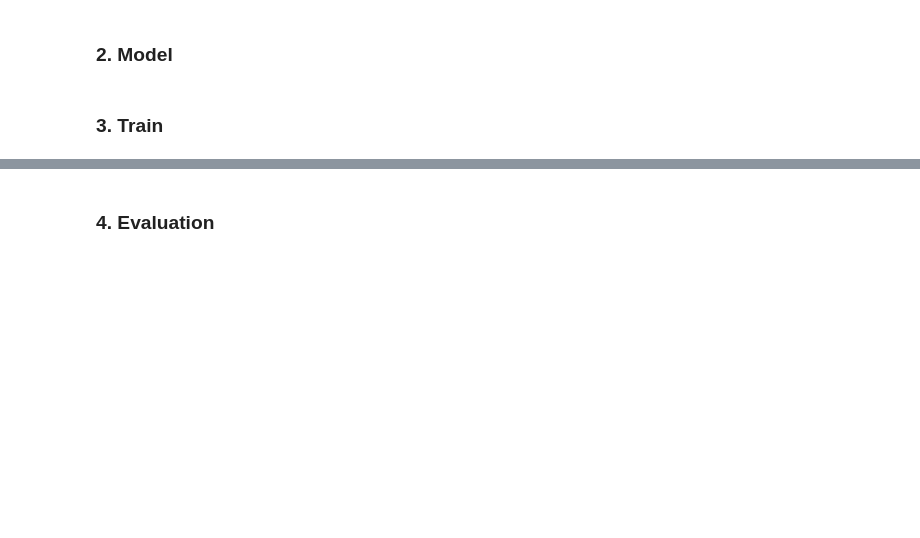
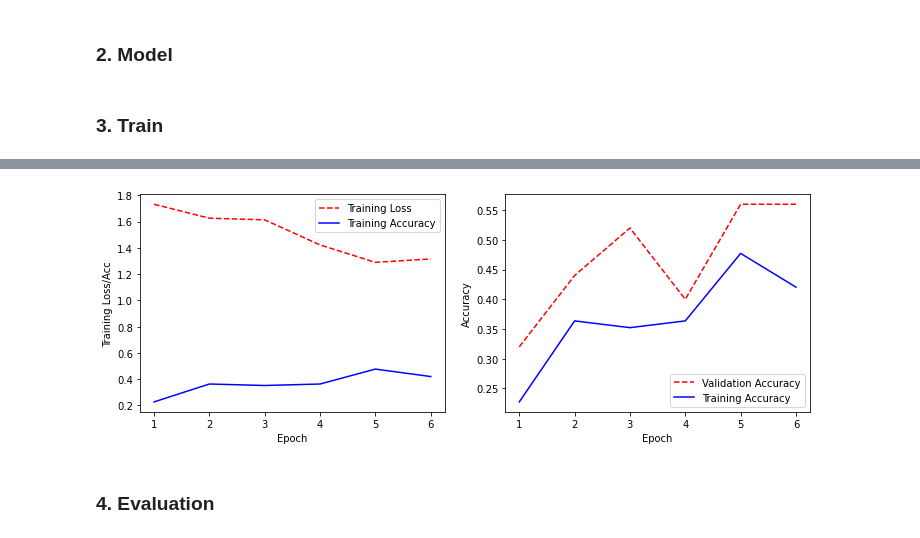
Before and after one commit to aijedi/Deep-Learning-Neural-Networks, a Jupyter notebook: Day 14/Celbrity Face Classification Using Resnet/Celebrity Face Classification using Keras .ipynb, the cells around one changed output, grey strips where cells are left out. Cells and saved outputs as stored; diff of their text form; code cells hidden in the pictures; blank space fills up the shorter version.

```diff
--- a/Day 14/Celbrity Face Classification Using Resnet/Celebrity Face Classification using Keras .ipynb
+++ b/Day 14/Celbrity Face Classification Using Resnet/Celebrity Face Classification using Keras .ipynb
@@ -9,10 +9,8 @@ This sample demonstrates celebrity face classification using Keras with transfer
 # For example, running this (by clicking run or pressing Shift+Enter) will list the files in the input directory
 
 import os
-print(os.listdir("../input"))
-print(os.listdir("../input/keras-pretrained-models/"))
 
-data_dir = '../input/5-celebrity-faces-dataset/data'
-vgg16weight = '../input/keras-pretrained-models/vgg16_weights_tf_dim_ordering_tf_kernels_notop.h5'
-resnet50weight = '../input/keras-pretrained-models/resnet50_weights_tf_dim_ordering_tf_kernels_notop.h5'
+data_dir = 'data'
+vgg16weight = 'vgg16_weights_tf_dim_ordering_tf_kernels_notop.h5'
+#resnet50weight = '../input/keras-pretrained-models/resnet50_weights_tf_dim_ordering_tf_kernels_notop.h5'
 # %%
@@ -110,19 +116,24 @@ def resnet50tl(input_shape, outclass, sigma='sigmoid'):
 
     return model
 # %%
-model = resnet50tl(input_shape, numclasses, 'softmax')
+model = vgg16CNNtl(input_shape, numclasses, 'softmax')
 lr = 1e-5
 decay = 1e-7 #0.0
 optimizer = RMSprop(lr=lr, decay=decay)
 model.compile(loss='categorical_crossentropy',
               optimizer=optimizer,
               metrics=['accuracy'])
+# %%
+ckpt = keras.callbacks.callbacks.ModelCheckpoint('save.h5', monitor='val_loss', verbose=0, save_best_only=True, save_weights_only=True, mode='auto', period=1)
+es = keras.callbacks.callbacks.EarlyStopping(monitor='val_loss', min_delta=0, patience=0, verbose=0, mode='auto', baseline=None, restore_best_weights=False)
 # %% [markdown]
 ### 3. Train
 # %%
 history = model.fit_generator(
     train_generator,
-    steps_per_epoch=nb_train_samples // batch_size,
+    #steps_per_epoch=93 // batch_size,
     epochs=epochs,
     validation_data=validation_generator,
-    validation_steps=nb_validation_samples // batch_size)
+    #validation_steps=25 // batch_size,
+    callbacks=[ckpt, es]
+)
@@ -129,36 +153,38 @@ history = model.fit_generator(
 # %%
 # Get training and test loss histories
 training_loss = history.history['loss']
-training_acc = history.history['acc']
+training_acc = history.history['accuracy']
 
 # Create count of the number of epochs
 epoch_count = range(1, len(training_loss) + 1)
 
 fig=plt.figure(figsize=(12, 4))
 # Visualize loss history
 fig.add_subplot(121)
 plt.plot(epoch_count, training_loss, 'r--')
 plt.plot(epoch_count, training_acc, 'b-')
 plt.legend(['Training Loss', 'Training Accuracy'])
 plt.xlabel('Epoch')
 plt.ylabel('Training Loss/Acc')
 
 # Get training and test loss histories
-val_acc = history.history['val_acc']
-training_acc = history.history['acc']
+val_acc = history.history['val_accuracy']
+training_acc = history.history['accuracy']
 
 # Create count of the number of epochs
 epoch_count = range(1, len(val_acc) + 1)
 
 # Visualize loss history
 fig.add_subplot(122)
 plt.plot(epoch_count, val_acc, 'r--')
 plt.plot(epoch_count, training_acc, 'b-')
 plt.legend(['Validation Accuracy', 'Training Accuracy'])
 plt.xlabel('Epoch')
 plt.ylabel('Accuracy')
 
 plt.show();
+# %% [output]
+[figure, added]
 # %%
 saveweight =  'celebriytag_weight.h5'
 model.save_weights(saveweight)
```
Also changed, not shown: parts of 4 cells of this notebook.
